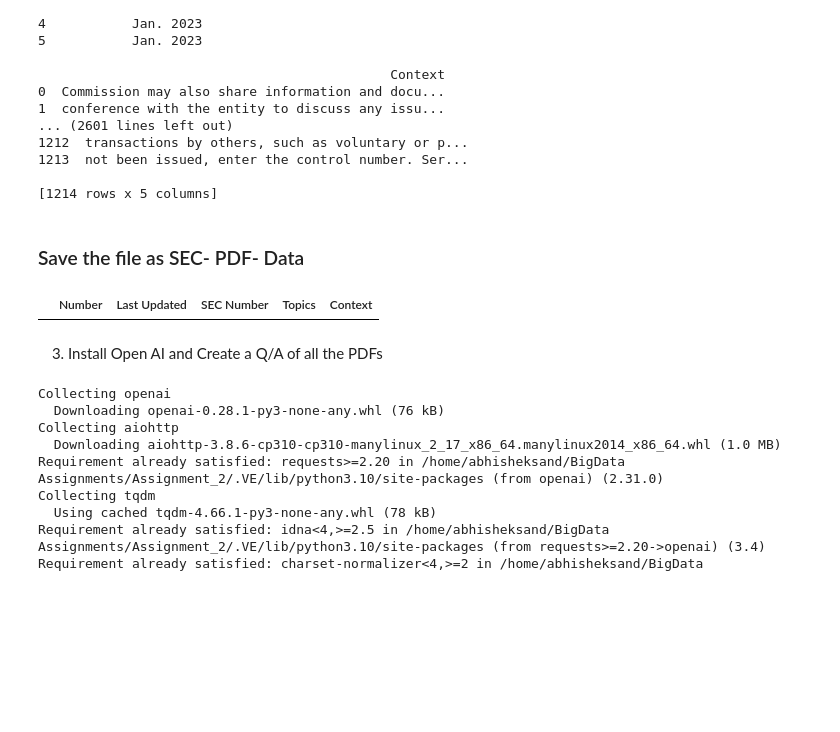
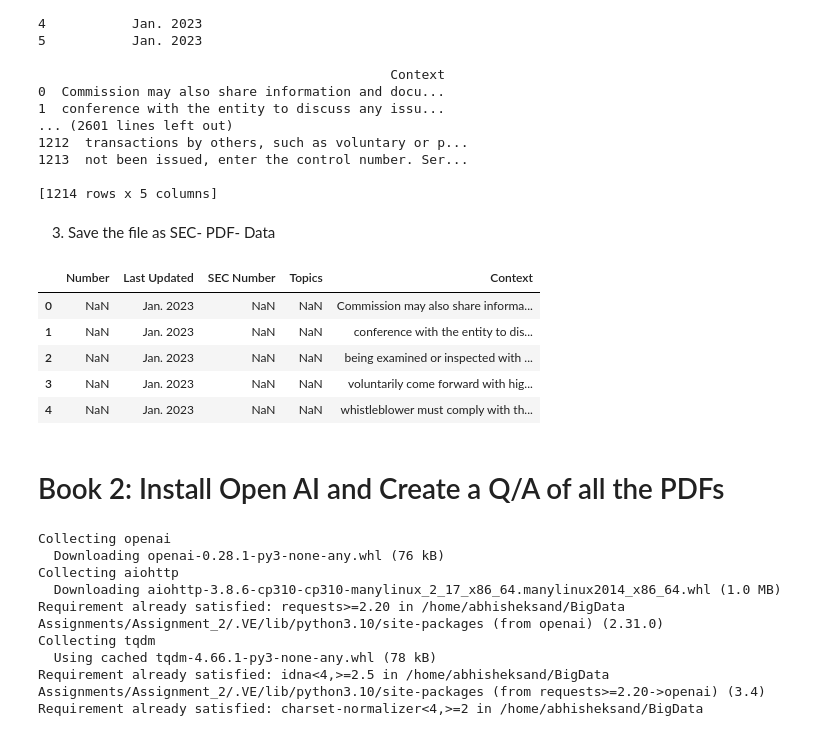
Before and after one commit to BigDataIA-Fall2023-Team6/Assignment_2, a Jupyter notebook: CookBookForPDF/OpenAIPDF.ipynb, the cells around one changed output. Drawn from its saved outputs; the diff is of its cells as text; code cells hidden in the pictures; blank space fills up the shorter version.

```diff
--- a/CookBookForPDF/OpenAIPDF.ipynb
+++ b/CookBookForPDF/OpenAIPDF.ipynb
@@ -106,18 +106,23 @@ Filtered Sections from https://www.sec.gov/files/exam-brochure.pdf:
 
 [1214 rows x 5 columns]
 # %% [markdown]
-### Save the file as SEC- PDF- Data
+3. Save the file as SEC- PDF- Data
 # %%
 df.to_csv('sec_pdfs_data.csv', index=False)
 # %%
 if not df.empty:
     df.drop(df.index, inplace=True)
 # %%
-df.head()
+df.head(5)
 # %% [output]
 |  | Number | Last Updated | SEC Number | Topics | Context |
+| 0 | NaN | Jan. 2023 | NaN | NaN | Commission may also share informa... |
+| 1 | NaN | Jan. 2023 | NaN | NaN | conference with the entity to dis... |
+| 2 | NaN | Jan. 2023 | NaN | NaN | being examined or inspected with ... |
+| 3 | NaN | Jan. 2023 | NaN | NaN | voluntarily come forward with hig... |
+| 4 | NaN | Jan. 2023 | NaN | NaN | whistleblower must comply with th... |
 # %% [markdown]
-3. Install Open AI and Create a Q/A of all the PDFs
+# Book 2: Install Open AI and Create a Q/A of all the PDFs
 # %%
 %pip install openai
 # %% [output]
```
Also changed, not shown: parts of 22 cells of this notebook, 1 other file.
